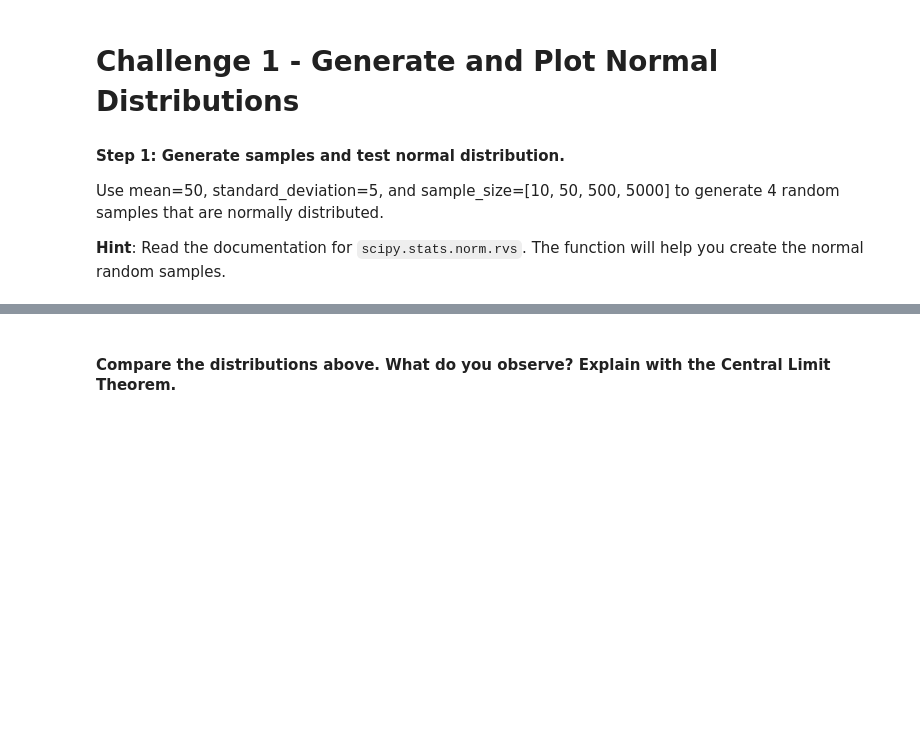
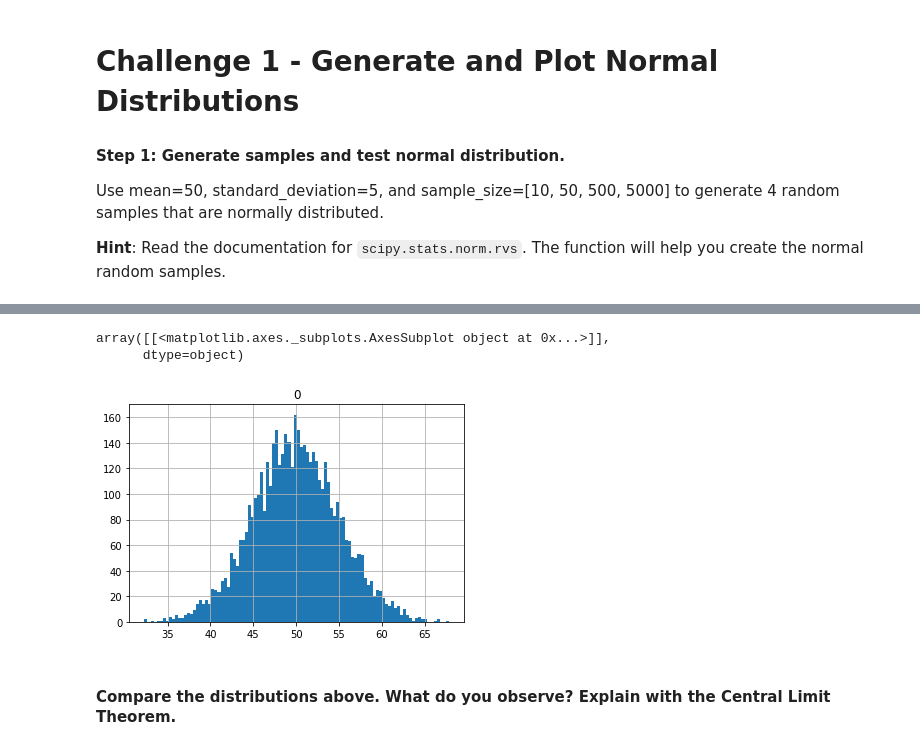
Before and after one commit to ta-data-bcn/lab-probability-dist, a Jupyter notebook: your-code/main.ipynb, the cells around one changed output, grey strips where cells are left out. Cells and saved outputs as stored; diff of their text form; code cells hidden in the pictures; blank space fills up the shorter version.

```diff
--- a/your-code/main.ipynb
+++ b/your-code/main.ipynb
@@ -17,0 +59,5 @@ Use mean=50, standard_deviation=5, and sample_size=[10, 50, 500, 5000] to genera
+# %%
+random_5000 = norm.rvs(loc=50, scale=5, size=5000, random_state=None)
+# %%
+random_5000 = pd.DataFrame(random_5000)
+random_5000.head()
@@ -26,2 +98,8 @@ If you did, your outputs would be really similar to the ones below:
+# %%
+random_5000.hist(bins=100)
+# %% [output]
+array([[<matplotlib.axes._subplots.AxesSubplot object at 0x...>]],
+      dtype=object)
+[figure, added]
 # %% [markdown]
 #### Compare the distributions above. What do you observe? Explain with the Central Limit Theorem.
```
Also changed, not shown: parts of 15 cells of this notebook.
